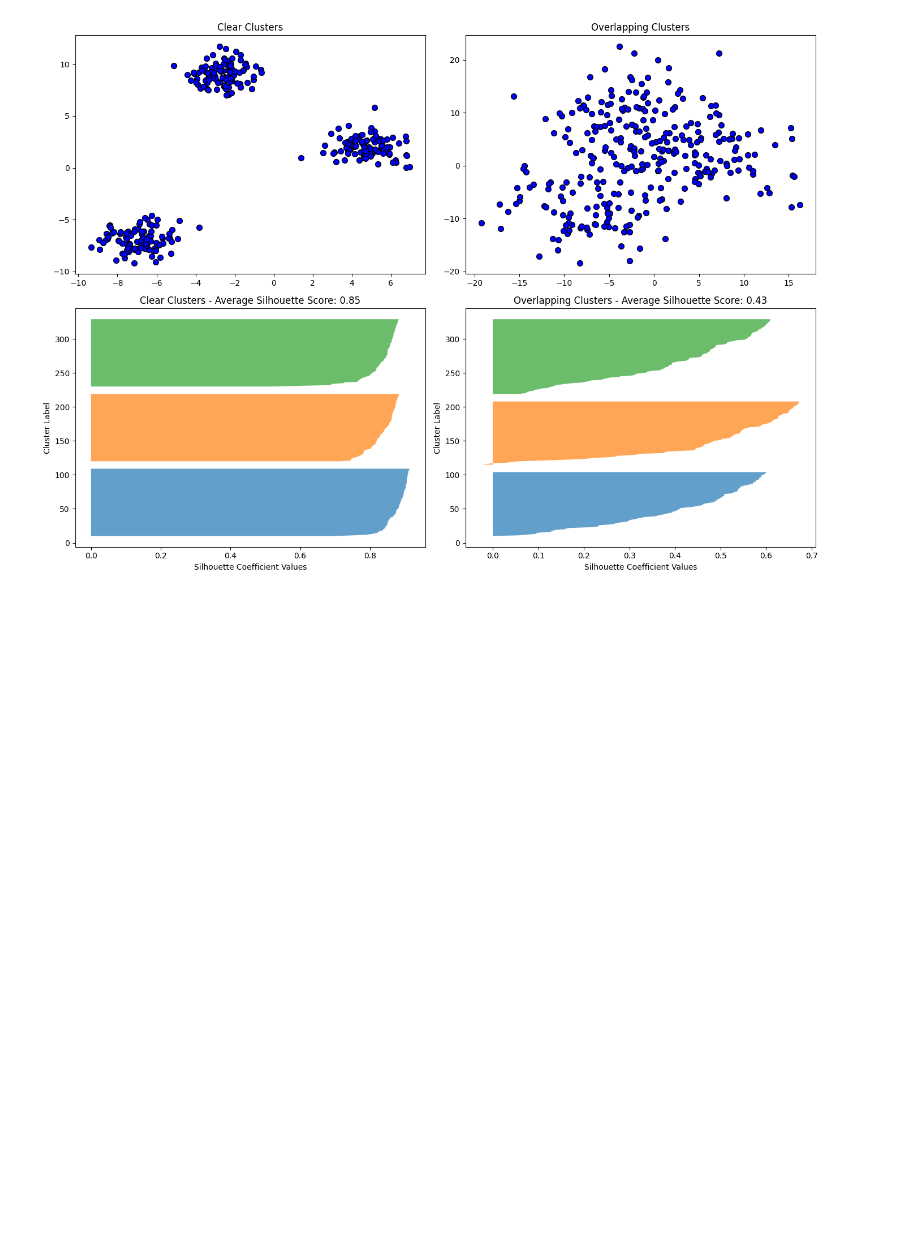
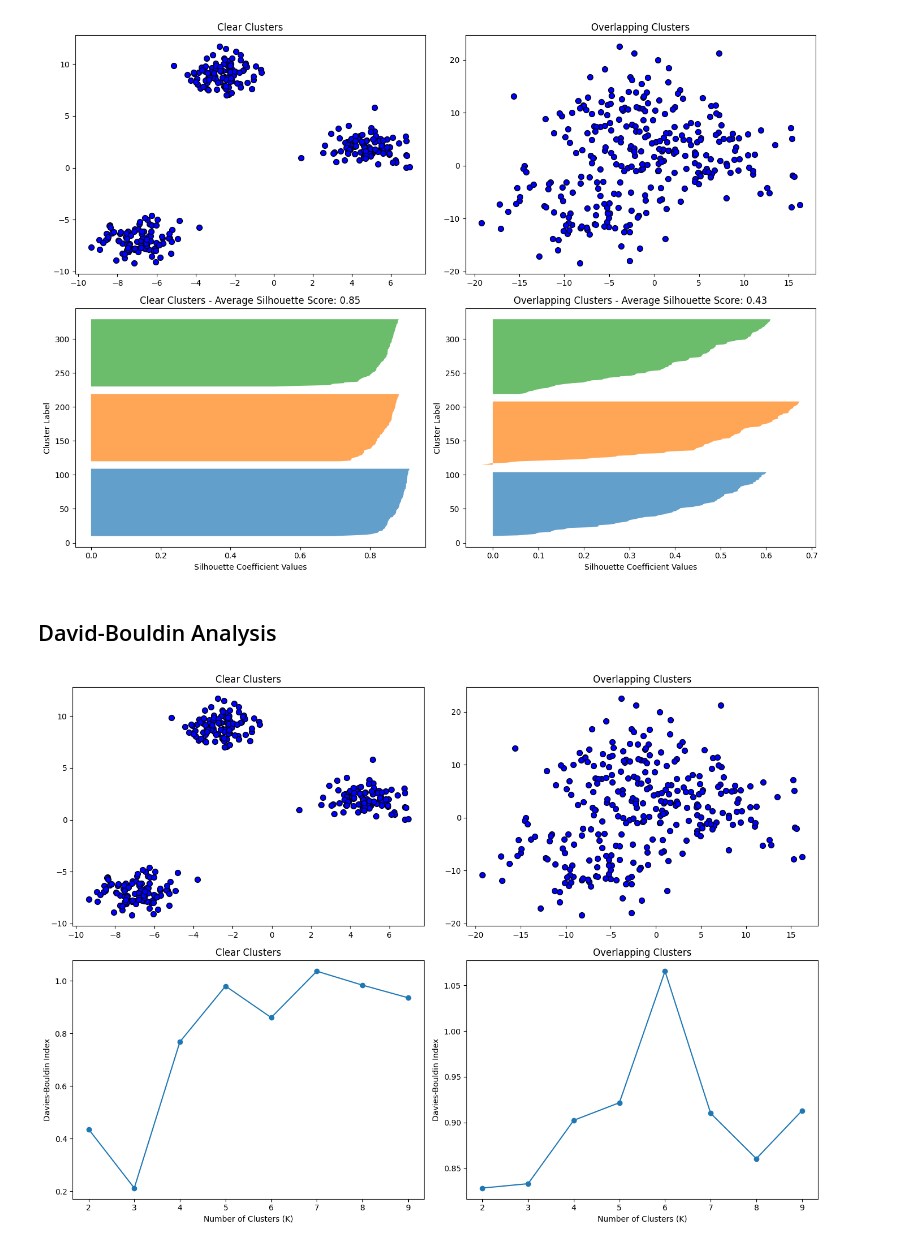
Before and after one commit to IST407-707/707-Week3-Lab, a Jupyter notebook: week3-lab.ipynb, the cells around one changed output. Drawn from its saved outputs; the diff is of its cells as text; code cells hidden in the pictures; blank space fills up the shorter version.

```diff
--- a/week3-lab.ipynb
+++ b/week3-lab.ipynb
@@ -710,3 +710,51 @@ plt.tight_layout()
 plt.show()
 # %% [output]
 [figure]
+# %% [markdown]
+## David-Bouldin Analysis
+# %%
+import matplotlib.pyplot as plt
+from sklearn.datasets import make_blobs
+from sklearn.cluster import KMeans
+from sklearn.metrics import davies_bouldin_score
+
+# Generate synthetic data with 3 clear clusters
+X1, y1 = make_blobs(n_samples=300, centers=3, random_state=42, cluster_std=1.0)
+
+# Generate synthetic data with no clear clusters (high standard deviation)
+X2, y2 = make_blobs(n_samples=300, centers=3, random_state=42, cluster_std=5)
+
+# Function to apply KMeans and plot silhouette scores
+def plot_davies_bouldin(ax, X, title):
+    db_scores = []
+    K = range(2, 10)  # Davies-Bouldin is undefined for n_clusters=1
+    for k in K:
+        kmeans = KMeans(n_clusters=k,n_init='auto')
+        kmeans.fit(X)
+        labels = kmeans.labels_
+        db_score = davies_bouldin_score(X, labels)
+        db_scores.append(db_score)
+
+    ax.plot(K, db_scores, marker='o')
+    ax.set_title(title)
+    ax.set_xlabel('Number of Clusters (K)')
+    ax.set_ylabel('Davies-Bouldin Index')
+
+# Function to plot data
+def plot_data(ax, X, title):
+    ax.scatter(X[:, 0], X[:, 1], c='blue', marker='o', edgecolor='black', s=50)
+    ax.set_title(title)
+
+# Create subplots
+fig, axes = plt.subplots(2, 2, figsize=(14, 10))
+
+# Plot data and silhouette graphs
+plot_data(axes[0, 0], X1, 'Clear Clusters')
+plot_data(axes[0, 1], X2, 'Overlapping Clusters')
+plot_davies_bouldin(axes[1, 0], X1, 'Clear Clusters')
+plot_davies_bouldin(axes[1, 1], X2, 'Overlapping Clusters')
+
+plt.tight_layout()
+plt.show()
+# %% [output]
+[figure, added]
```
Also changed, not shown: parts of 13 cells of this notebook.
